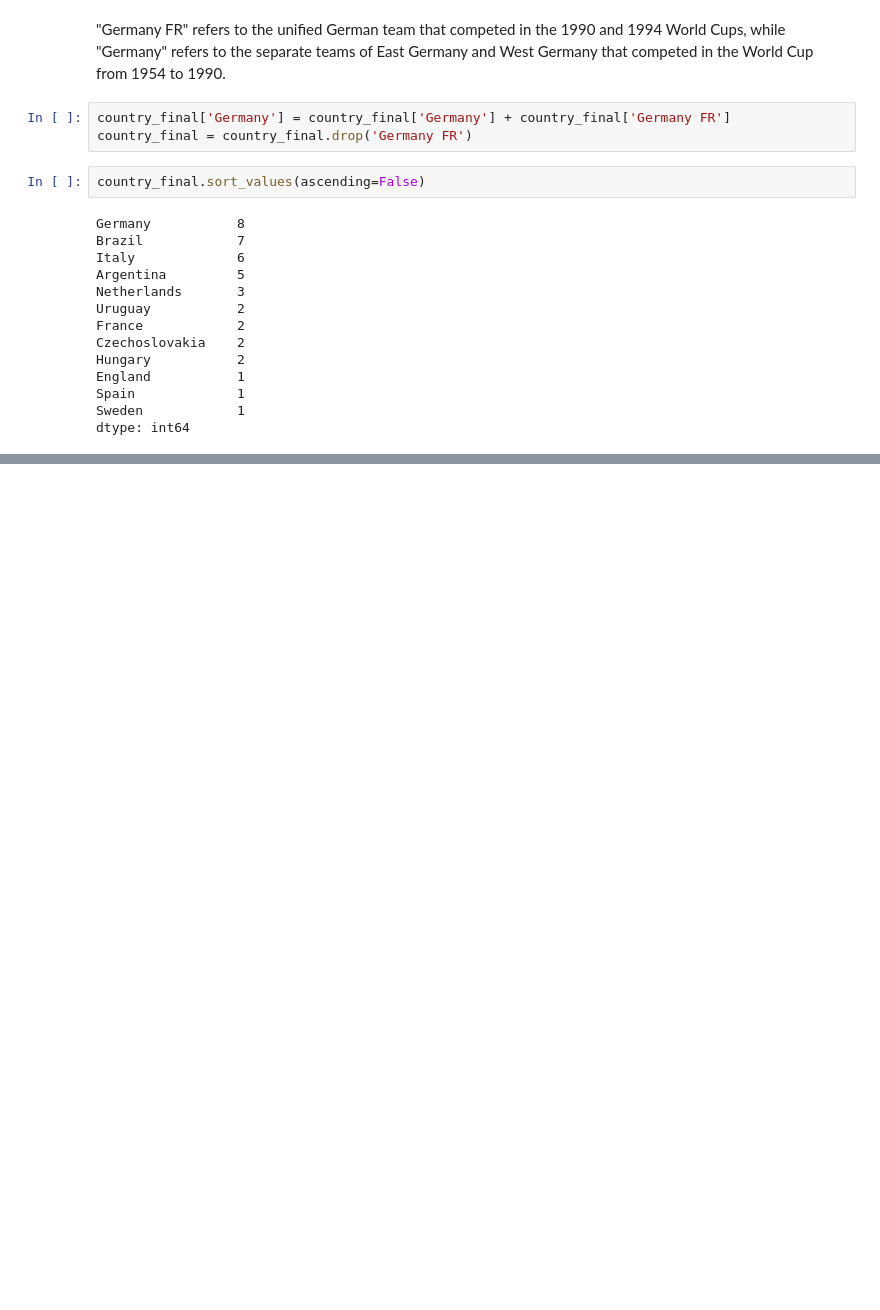
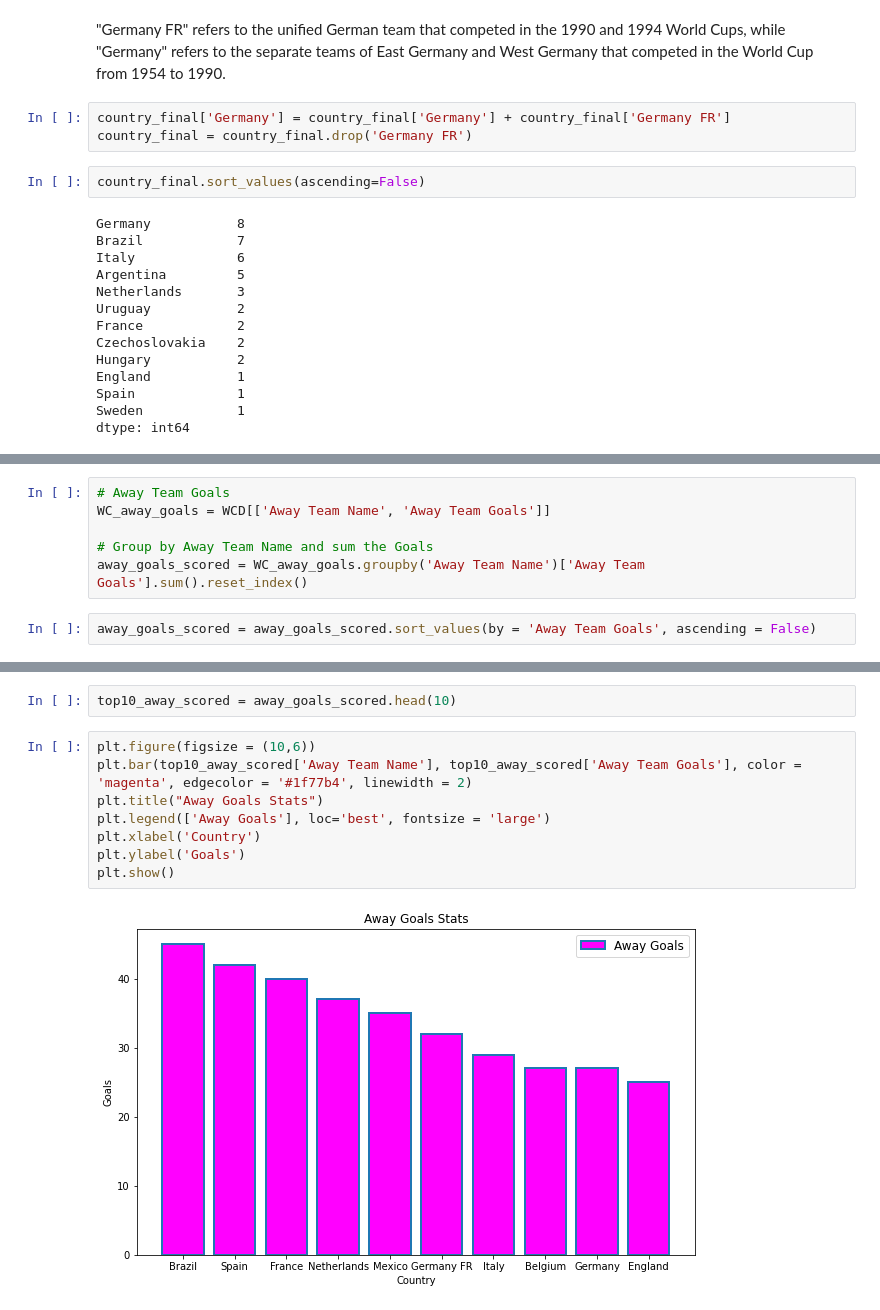
Before and after one commit to Heisnamba/Potfolio, a Jupyter notebook: FIFA_WC_.ipynb, the cells around one changed output, grey strips where cells are left out. Cells and saved outputs as stored; diff of their text form; blank space fills up the shorter version.

```diff
--- a/FIFA_WC_.ipynb
+++ b/FIFA_WC_.ipynb
@@ -358,0 +412,8 @@ dtype: int64
+# %%
+# Away Team Goals
+WC_away_goals = WCD[['Away Team Name', 'Away Team Goals']]
+
+# Group by Away Team Name and sum the Goals
+away_goals_scored = WC_away_goals.groupby('Away Team Name')['Away Team Goals'].sum().reset_index()
+# %%
+away_goals_scored = away_goals_scored.sort_values(by = 'Away Team Goals', ascending = False)
@@ -358,0 +658,12 @@ dtype: int64
+# %%
+top10_away_scored = away_goals_scored.head(10)
+# %%
+plt.figure(figsize = (10,6))
+plt.bar(top10_away_scored['Away Team Name'], top10_away_scored['Away Team Goals'], color = 'magenta', edgecolor = '#1f77b4', linewidth = 2)
+plt.title("Away Goals Stats")
+plt.legend(['Away Goals'], loc='best', fontsize = 'large')
+plt.xlabel('Country')
+plt.ylabel('Goals')
+plt.show()
+# %% [output]
+[figure, added]
```
Also changed, not shown: parts of 54 cells of this notebook.
